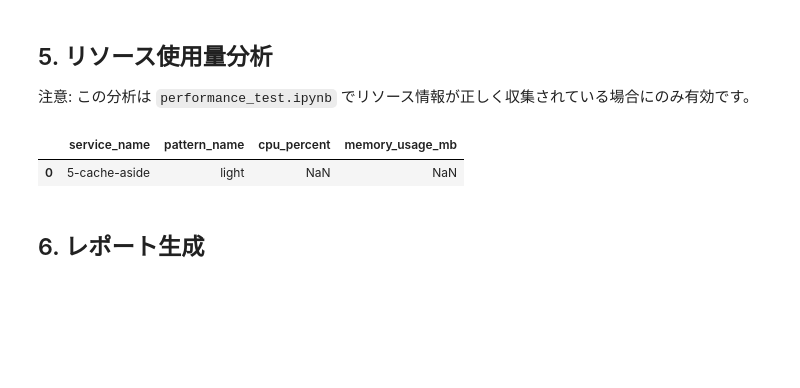
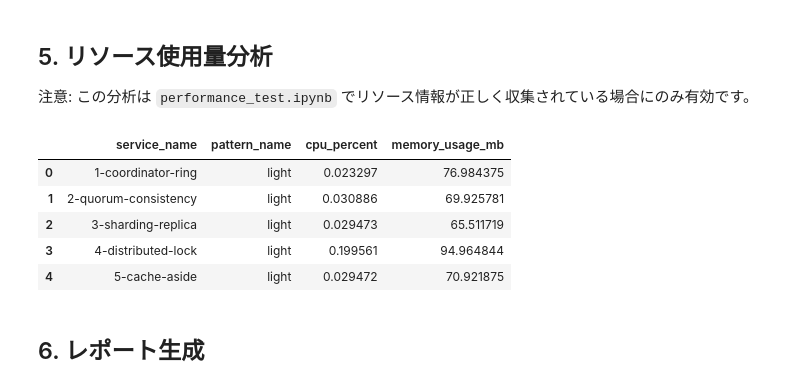
Before and after one commit to sugiyama404/practice_infra_arch, a Jupyter notebook: key_value_store/analysis/scripts/analyze_results.ipynb, the cells around one changed output. Saved outputs shown, nothing was run; the diff lists cells and outputs as text; code cells hidden in the pictures; blank space fills up the shorter version.

```diff
--- a/key_value_store/analysis/scripts/analyze_results.ipynb
+++ b/key_value_store/analysis/scripts/analyze_results.ipynb
@@ -211,43 +220,73 @@ else:
 注意: この分析は `performance_test.ipynb` でリソース情報が正しく収集されている場合にのみ有効です。
 # %%
 def parse_resource_stats(df):
-    """リソース統計情報をパースしてDataFrameに追加"""
-    if 'final_stats' not in df.columns:
-        print("⚠️ リソース統計情報が見つかりません。")
+    """リソース統計情報をパースしてDataFrameに追加
+
+    対応フォーマット:
+    - 元の: 'final_stats' 列が辞書 (container_name -> {cpu_percent, memory_usage, ...})
+    - CSV向けフラット化: 'final_cpu_avg', 'final_mem_usage_avg' などの数値列
+    """
+    # 元の辞書形式があれば従来処理を優先
+    if 'final_stats' in df.columns:
+        cpu_usage = []
+        mem_usage = []
+
+        for index, row in df.iterrows():
+            stats = row['final_stats']
+            if isinstance(stats, dict) and stats:
+                # 'app'コンテナの統計を優先
+                app_container_key = next((k for k in stats.keys() if 'app' in k), None)
+                if app_container_key:
+                    cpu_usage.append(stats[app_container_key].get('cpu_percent', np.nan))
+                    mem_usage.append(stats[app_container_key].get('memory_usage', np.nan) / (1024*1024)) # MBに変換
+                else: # 'app'が見つからない場合は最初のコンテナ
+                    first_key = list(stats.keys())[0]
+                    cpu_usage.append(stats[first_key].get('cpu_percent', np.nan))
+                    mem_usage.append(stats[first_key].get('memory_usage', np.nan) / (1024*1024)) # MBに変換
+            else:
+                cpu_usage.append(np.nan)
+                mem_usage.append(np.nan)
+
+        df['cpu_percent'] = cpu_usage
+        df['memory_usage_mb'] = mem_usage
         return df
 
-    cpu_usage = []
-    mem_usage = []
+    # CSVフラット化列に対応
+    # 期待する列例: final_cpu_avg, final_cpu_max, final_mem_usage_avg, final_mem_usage_max
+    cpu_col_candidates = ['final_cpu_avg', 'final_cpu_max', 'initial_cpu_avg', 'initial_cpu_max']
+    mem_col_candidates = ['final_mem_usage_avg', 'final_mem_usage_max', 'initial_mem_usage_avg', 'initial_mem_usage_max']
 
-    for index, row in df.iterrows():
-        stats = row['final_stats']
-        if isinstance(stats, dict) and stats:
-            # 'app'コンテナの統計を優先
-            app_container_key = next((k for k in stats.keys() if 'app' in k), None)
-            if app_container_key:
-                cpu_usage.append(stats[app_container_key].get('cpu_percent', 0))
-                mem_usage.append(stats[app_container_key].get('memory_usage', 0) / (1024*1024)) # MBに変換
-            else: # 'app'が見つからない場合は最初のコンテナ
-                first_key = list(stats.keys())[0]
-                cpu_usage.append(stats[first_key].get('cpu_percent', 0))
-                mem_usage.append(stats[first_key].get('memory_usage', 0) / (1024*1024)) # MBに変換
+    cpu_col = next((c for c in cpu_col_candidates if c in df.columns), None)
+    mem_col = next((c for c in mem_col_candidates if c in df.columns), None)
+
+    if cpu_col or mem_col:
+        # cpu はパーセントのまま、mem はバイト単位であればMBに変換する
+        df['cpu_percent'] = df[cpu_col] if cpu_col in df.columns else np.nan
+        if mem_col in df.columns:
+            # もしすでにMBに変換済みの列名であればそのまま使う。ここでは元がバイトとして扱う。
+            df['memory_usage_mb'] = df[mem_col].astype(float) / (1024*1024)
         else:
-            cpu_usage.append(np.nan)
-            mem_usage.append(np.nan)
+            df['memory_usage_mb'] = np.nan
 
-    df['cpu_percent'] = cpu_usage
-    df['memory_usage_mb'] = mem_usage
+        return df
+
+    print("⚠️ リソース統計情報 (final_stats または final_* 列) が見つかりません。")
     return df
+
 
 if df_results is not None:
     df_resources = parse_resource_stats(df_results.copy())
     if 'cpu_percent' in df_resources.columns:
         display(df_resources[['service_name', 'pattern_name', 'cpu_percent', 'memory_usage_mb']].head())
 else:
     print("データがありません。")
 # %% [output]
 |  | service_name | pattern_name | cpu_percent | memory_usage_mb |
-| 0 | 5-cache-aside | light | NaN | NaN |
+| 0 | 1-coordinator-ring | light | 0.023297 | 76.984375 |
+| 1 | 2-quorum-consistency | light | 0.030886 | 69.925781 |
+| 2 | 3-sharding-replica | light | 0.029473 | 65.511719 |
+| 3 | 4-distributed-lock | light | 0.199561 | 94.964844 |
+| 4 | 5-cache-aside | light | 0.029472 | 70.921875 |
 # %%
 if df_results is not None and 'cpu_percent' in df_resources.columns:
     fig = px.bar(
```
Also changed, not shown: parts of 3 cells of this notebook, 31 other files.
